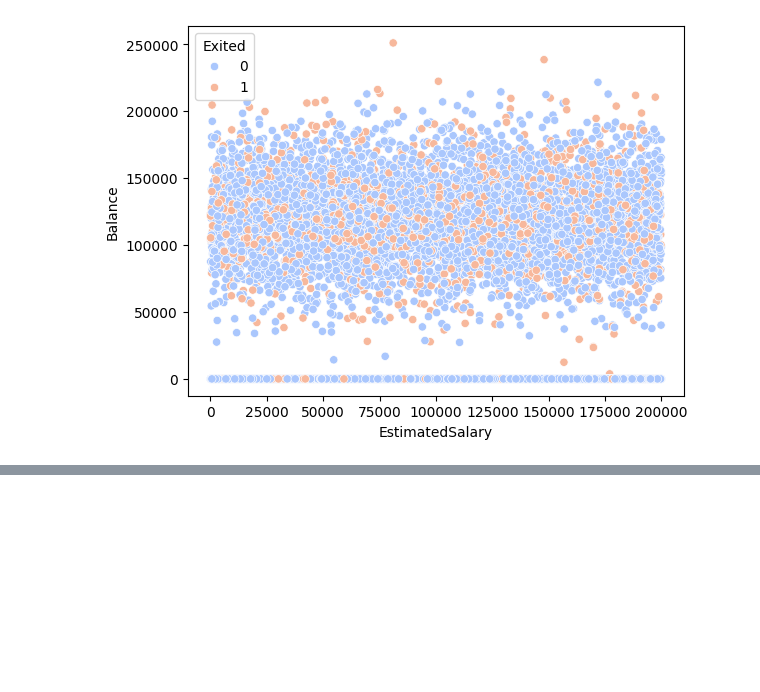
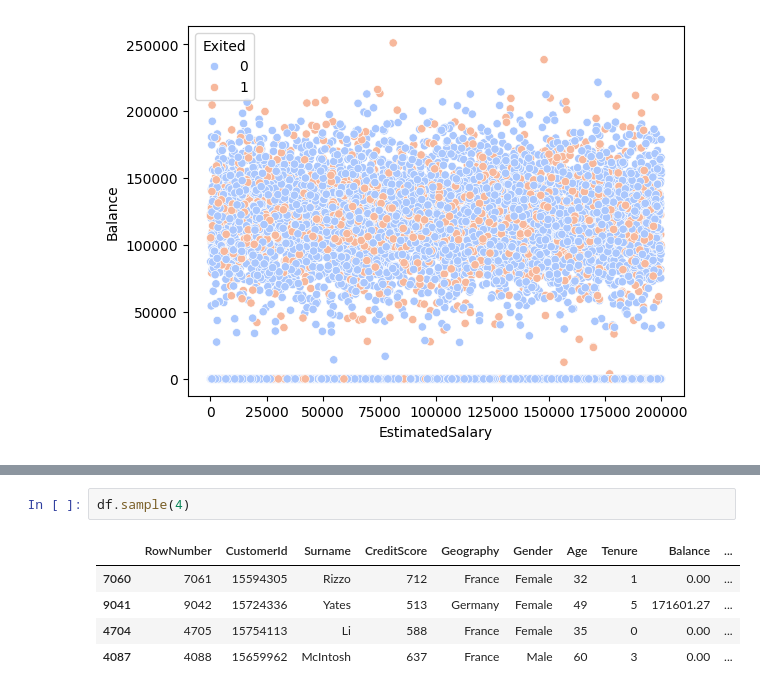
Before and after one commit to karansingh-chauhan/bank-customer-churn-modeling, a Jupyter notebook: notebook/main.ipynb, the cells around one changed output, grey strips where cells are left out. Cells and saved outputs as stored; diff of their text form; blank space fills up the shorter version.

```diff
--- a/notebook/main.ipynb
+++ b/notebook/main.ipynb
@@ -1029,0 +1107,8 @@ Name: count, dtype: int64
+# %%
+df.sample(4)
+# %% [output]
+|  | RowNumber | CustomerId | Surname | CreditScore | Geography | Gender | Age | Tenure | Balance | ... |
+| 7060 | 7061 | 15594305 | Rizzo | 712 | France | Female | 32 | 1 | 0.00 | ... |
+| 9041 | 9042 | 15724336 | Yates | 513 | Germany | Female | 49 | 5 | 171601.27 | ... |
+| 4704 | 4705 | 15754113 | Li | 588 | France | Female | 35 | 0 | 0.00 | ... |
+| 4087 | 4088 | 15659962 | McIntosh | 637 | France | Male | 60 | 3 | 0.00 | ... |
```
Also changed, not shown: parts of 47 cells of this notebook.
